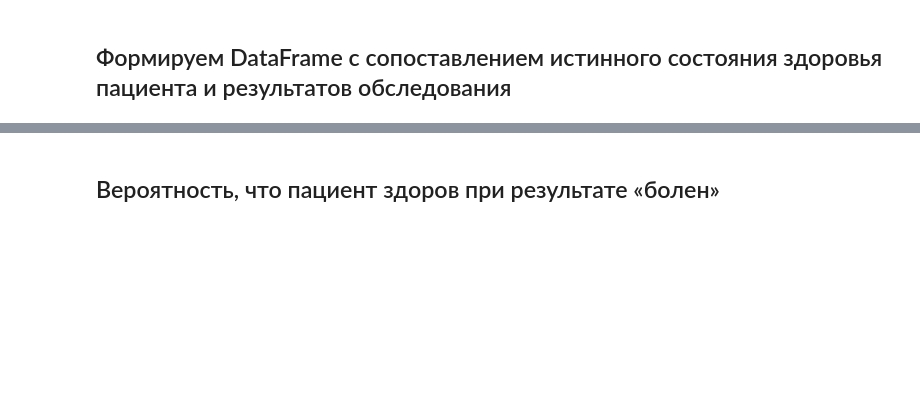
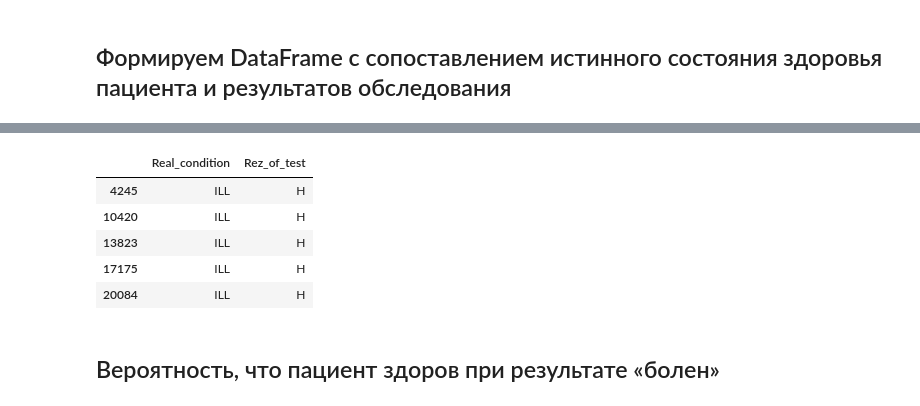
Before and after one commit to piton1/-DA, a Jupyter notebook: bayes_example_emulation .ipynb, the cells around one changed output, grey strips where cells are left out. Cells and saved outputs as stored; diff of their text form; code cells hidden in the pictures; blank space fills up the shorter version.

```diff
--- a/bayes_example_emulation .ipynb
+++ b/bayes_example_emulation .ipynb
@@ -124,4 +124,14 @@ df.head(60) # Если повезет, увидим ложноположител
 | 59 | H | H |
+# %%
+# Смотрим кого из больных тест не идентифицировал
+df[(df['Real_condition']=='ILL') & (df['Rez_of_test']=='H')].head()
+# %% [output]
+|  | Real_condition | Rez_of_test |
+| 4245 | ILL | H |
+| 10420 | ILL | H |
+| 13823 | ILL | H |
+| 17175 | ILL | H |
+| 20084 | ILL | H |
 # %% [markdown]
 ## Вероятность, что пациент здоров при результате «болен»
 # %%
```
Also changed, not shown: parts of 9 cells of this notebook.
